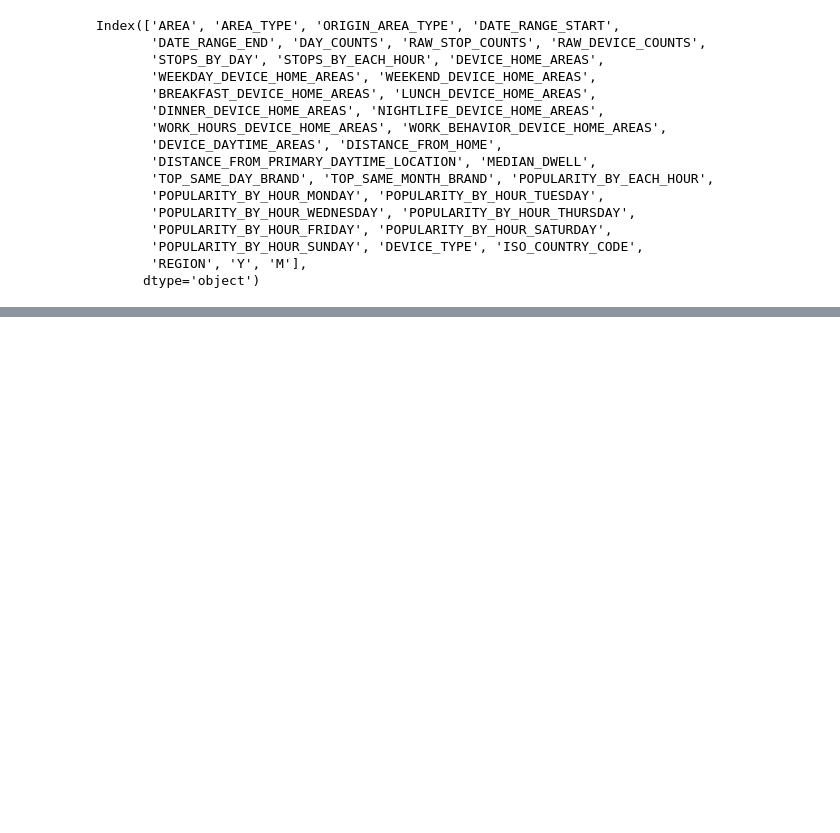
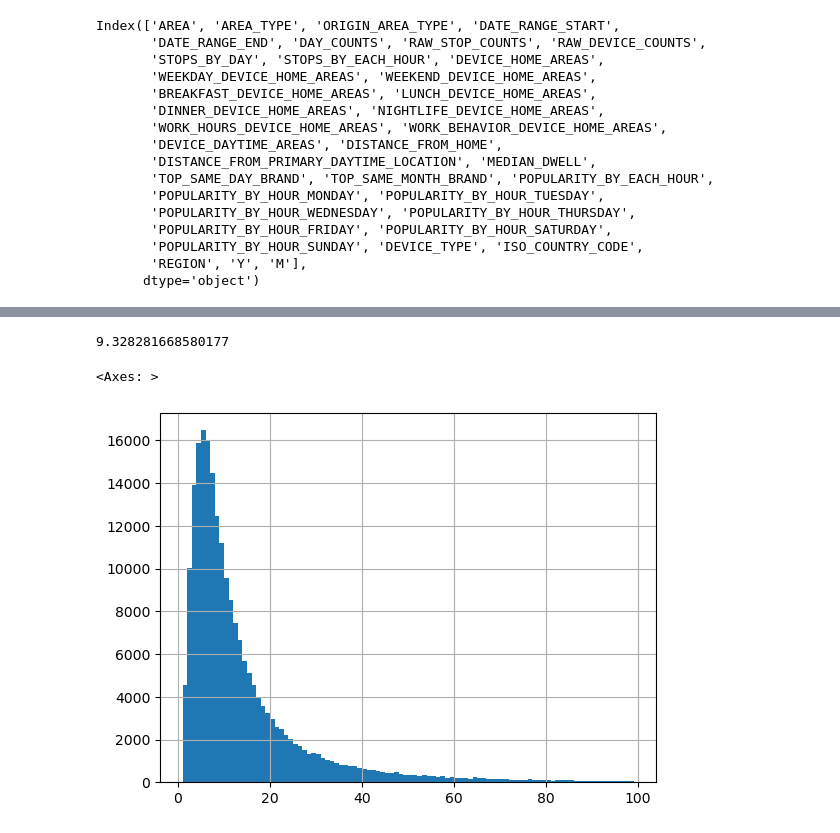
Before and after one commit to gladcolor/hourly_population, a Jupyter notebook: test_module.ipynb, the cells around one changed output, grey strips where cells are left out. Cells and saved outputs as stored; diff of their text form; code cells hidden in the pictures; blank space fills up the shorter version.

```diff
--- a/test_module.ipynb
+++ b/test_module.ipynb
@@ -440,0 +516,2 @@ dtype: float64
+# %%
+panel_df = pd.read_csv(f"F:\SafeGraph\Advan_2023_API\Monthly_Patterns_home_panel_summary\Monthly_Patterns_home_panel_summary_2019_2023.csv")
@@ -440,0 +532,3 @@ dtype: float64
+# %%
+month_panel_df = panel_df.query("YEAR == 2023 and MON == 6 and ISO_COUNTRY_CODE == 'US' ")
+month_panel_df
@@ -440,0 +561,5 @@ dtype: float64
+# %%
+ACS_file = r"F:\Research\Wild_fire\cbg_acs_2019_county_tract_new20230929_cleaned.csv"
+ACS_df = pd.read_csv(ACS_file)
+ACS_df["CBG_FIPS"] = ACS_df["fips"].astype(str).str.zfill(12)
+ACS_df
@@ -440,0 +606,4 @@ dtype: float64
+# %%
+panel_ACS_df = month_panel_df.merge(ACS_df[['CBG_FIPS', 'totalpopulation']], left_on='CENSUS_BLOCK_GROUP', right_on='CBG_FIPS')
+panel_ACS_df['person_per_device'] = panel_ACS_df['totalpopulation'] / panel_ACS_df['NUMBER_DEVICES_RESIDING']
+panel_ACS_df
@@ -440,0 +624,9 @@ dtype: float64
+# %%
+panel_ACS_df['person_per_device'].median()
+# %% [output]
+9.328281668580177
+# %%
+panel_ACS_df['person_per_device'].hist(bins=range(1, 100))
+# %% [output]
+<Axes: >
+[figure, added]
```
Also changed, not shown: parts of 47 cells of this notebook, 1 other file.
